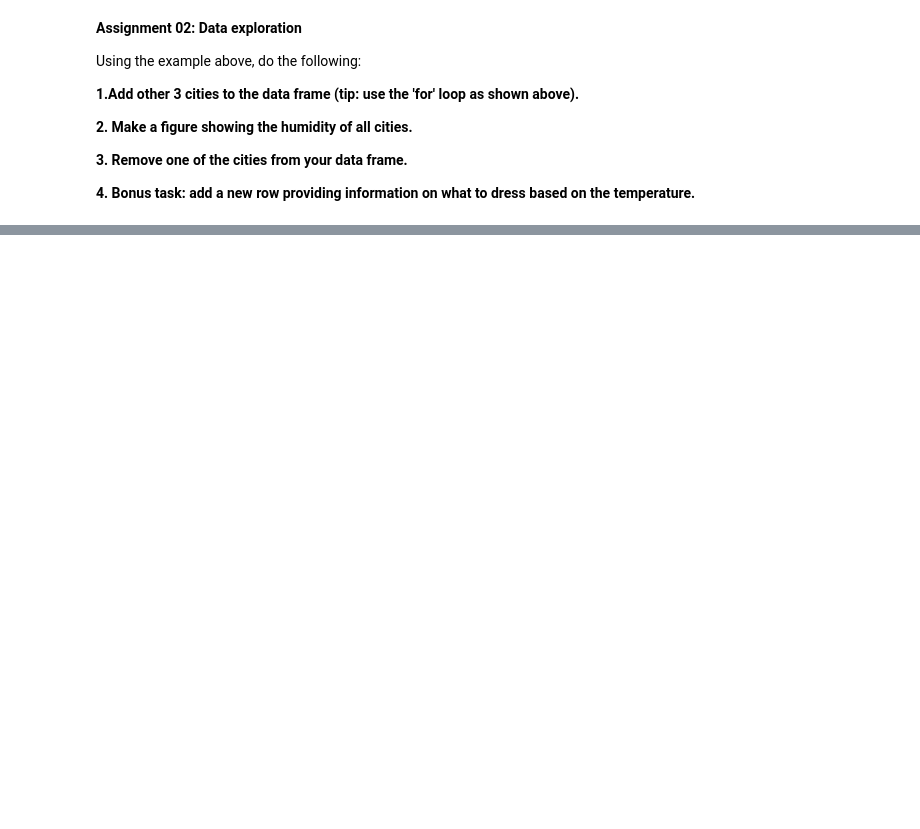
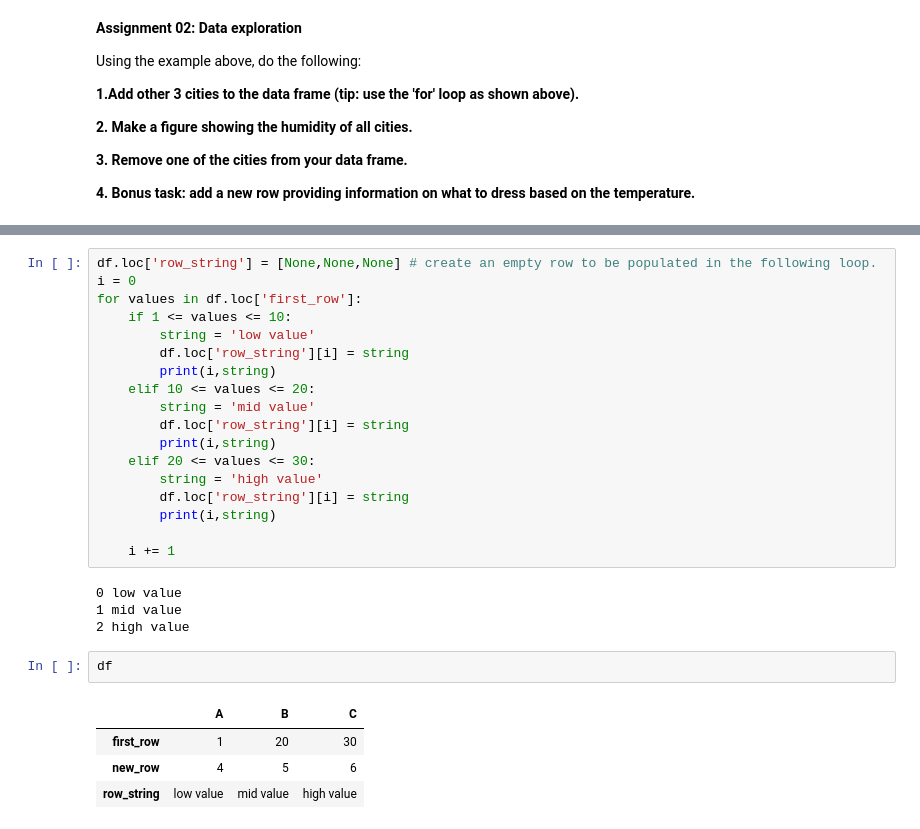
Before and after one commit to saulomeirelles/WomenInPython, a Jupyter notebook: specialMay1st/WomenInPython_specialMay1st.ipynb, the cells around one changed output, grey strips where cells are left out. Drawn from its saved outputs; the diff is of its cells as text; blank space fills up the shorter version.

```diff
--- a/specialMay1st/WomenInPython_specialMay1st.ipynb
+++ b/specialMay1st/WomenInPython_specialMay1st.ipynb
@@ -259,0 +259,29 @@ df
+# %%
+df.loc['row_string'] = [None,None,None] # create an empty row to be populated in the following loop.
+i = 0
+for values in df.loc['first_row']:
+    if 1 <= values <= 10:
+        string = 'low value'
+        df.loc['row_string'][i] = string
+        print(i,string)
+    elif 10 <= values <= 20:
+        string = 'mid value'
+        df.loc['row_string'][i] = string
+        print(i,string)
+    elif 20 <= values <= 30:
+        string = 'high value'
+        df.loc['row_string'][i] = string
+        print(i,string)
+
+    i += 1
+# %% [output]
+0 low value
+1 mid value
+2 high value
+# %%
+df
+# %% [output]
+|  | A | B | C |
+| first_row | 1 | 20 | 30 |
+| new_row | 4 | 5 | 6 |
+| row_string | low value | mid value | high value |
```
Also changed, not shown: parts of 10 cells of this notebook.
